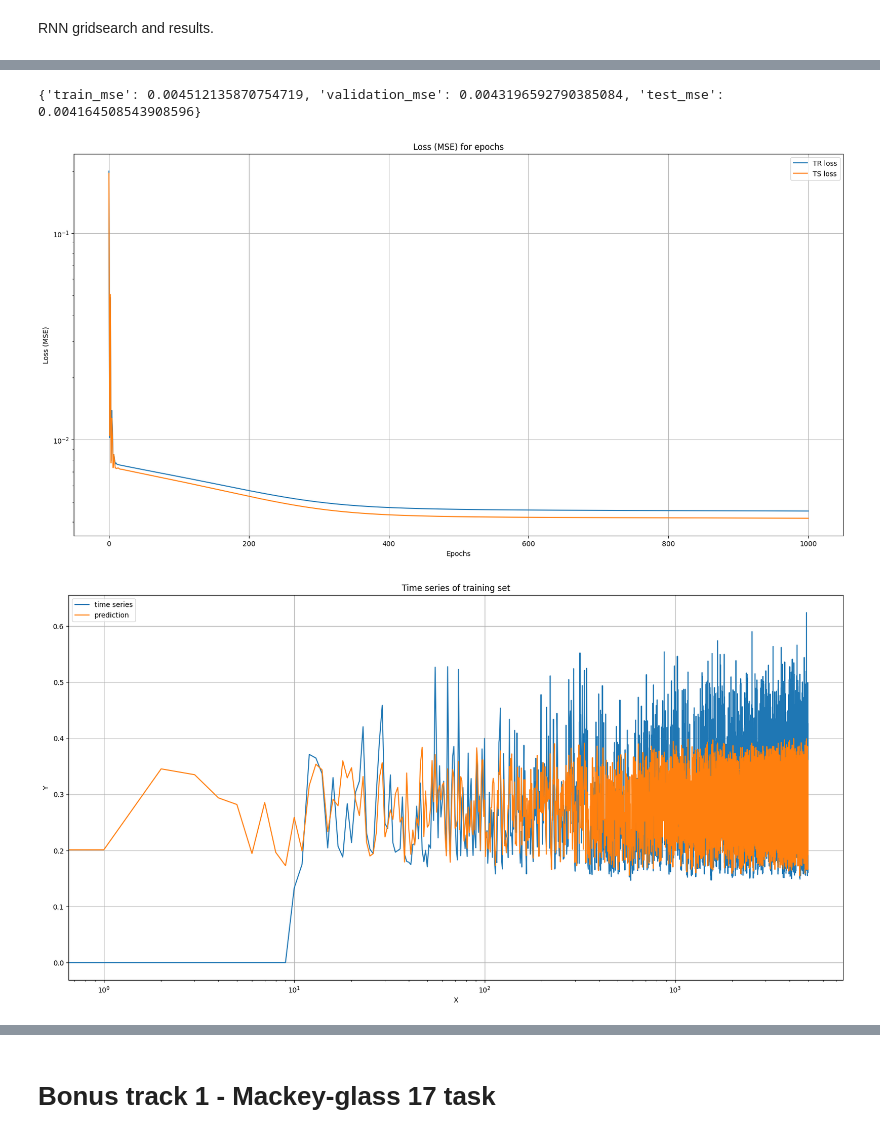
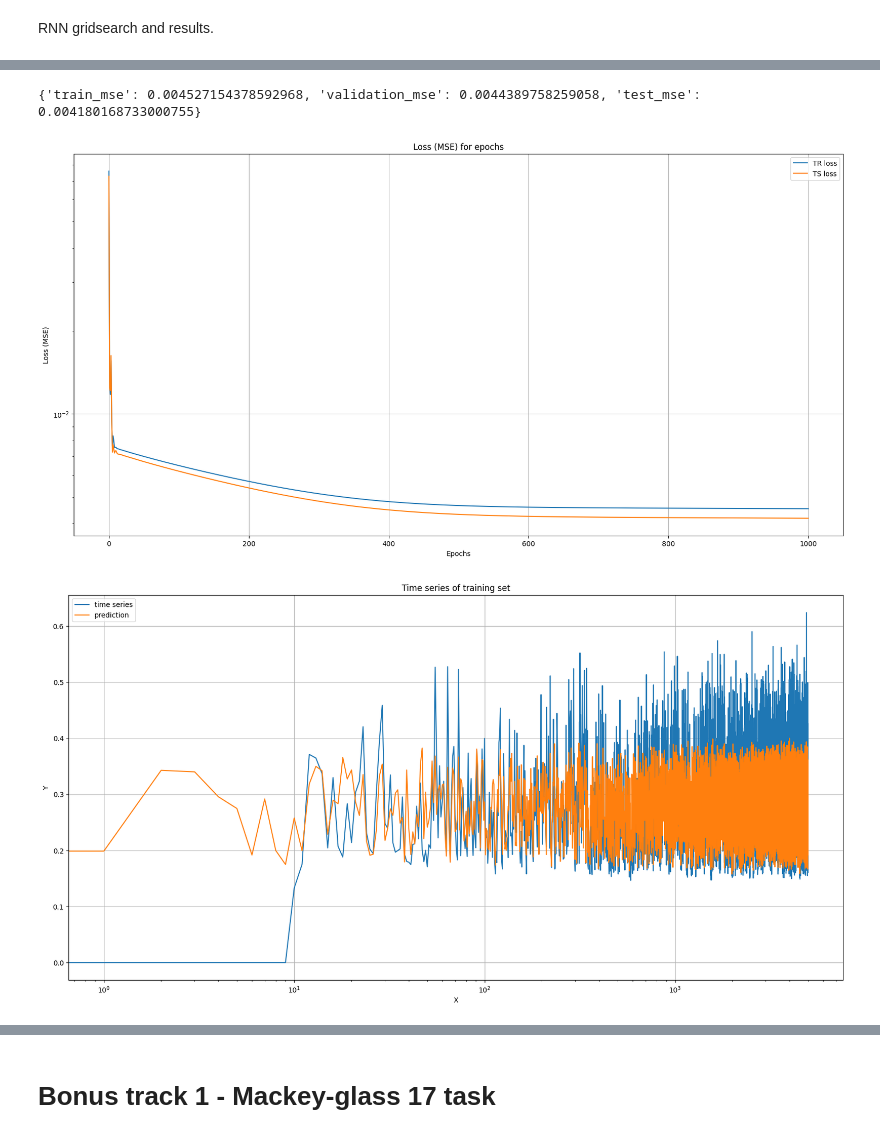
Before and after one commit to GeremiaPompei/cns_lab, a Jupyter notebook: LAB3_1/tdnn_and_rnn.ipynb, the cells around one changed output, grey strips where cells are left out. Cells and saved outputs as stored; diff of their text form; code cells hidden in the pictures.

```diff
--- a/LAB3_1/tdnn_and_rnn.ipynb
+++ b/LAB3_1/tdnn_and_rnn.ipynb
@@ -4,8 +4,6 @@
 Import of libraries, fix of random seed and device.
 # %%
 import json
-import os
-from pathlib import Path
 import random
 import numpy as np
 import matplotlib.pyplot as plt
@@ -20,7 +18,7 @@ random.seed(seed)
 np.random.seed(seed)
 torch.manual_seed(seed)
 
-device = 'cuda'
+device = 'cpu'
 # %% [markdown]
 Loading of dataset NARMA10.
 # %%
@@ -526,12 +524,12 @@ rnn_train_loss, rnn_ts_loss, rnn_train_pred, rnn_eval_pred = gridsearch(
     train_func=train_rnn,
     configs=dict(
         hidden_size=[100],
-        n_layers=[1, 2],
+        n_layers=[1],
         lr=[0.1, 0.01],
         momentum=[0.5, 0.2],
     ),
-    TR=(TR_X_narma10.reshape(-1, 1, 1), TR_Y_narma10.reshape(-1, 1, 1)),
-    TS=(TS_X_narma10.reshape(-1, 1, 1), TS_Y_narma10.reshape(-1, 1, 1)),
+    TR=(TR_X_narma10.reshape(-1, 1), TR_Y_narma10.reshape(-1, 1)),
+    TS=(TS_X_narma10.reshape(-1, 1), TS_Y_narma10.reshape(-1, 1)),
     epochs=1000,
     vl_tr_size=4000,
     attempts_for_config=3,
@@ -554,6 +548,6 @@ Best config: {'hidden_size': 100, 'n_layers': 2, 'lr': 0.1, 'momentum': 0.5} wit
 Retraining...
-{'train_mse': 0.004512135870754719, 'validation_mse': 0.0043196592790385084, 'test_mse': 0.004164508543908596}
+{'train_mse': 0.004527154378592968, 'validation_mse': 0.0044389758259058, 'test_mse': 0.004180168733000755}
-[figure, old version]
+[figure, new version]
 [figure]
 [figure]
 # %% [markdown]
```
Also changed, not shown: parts of 4 cells of this notebook, 20 other files.
